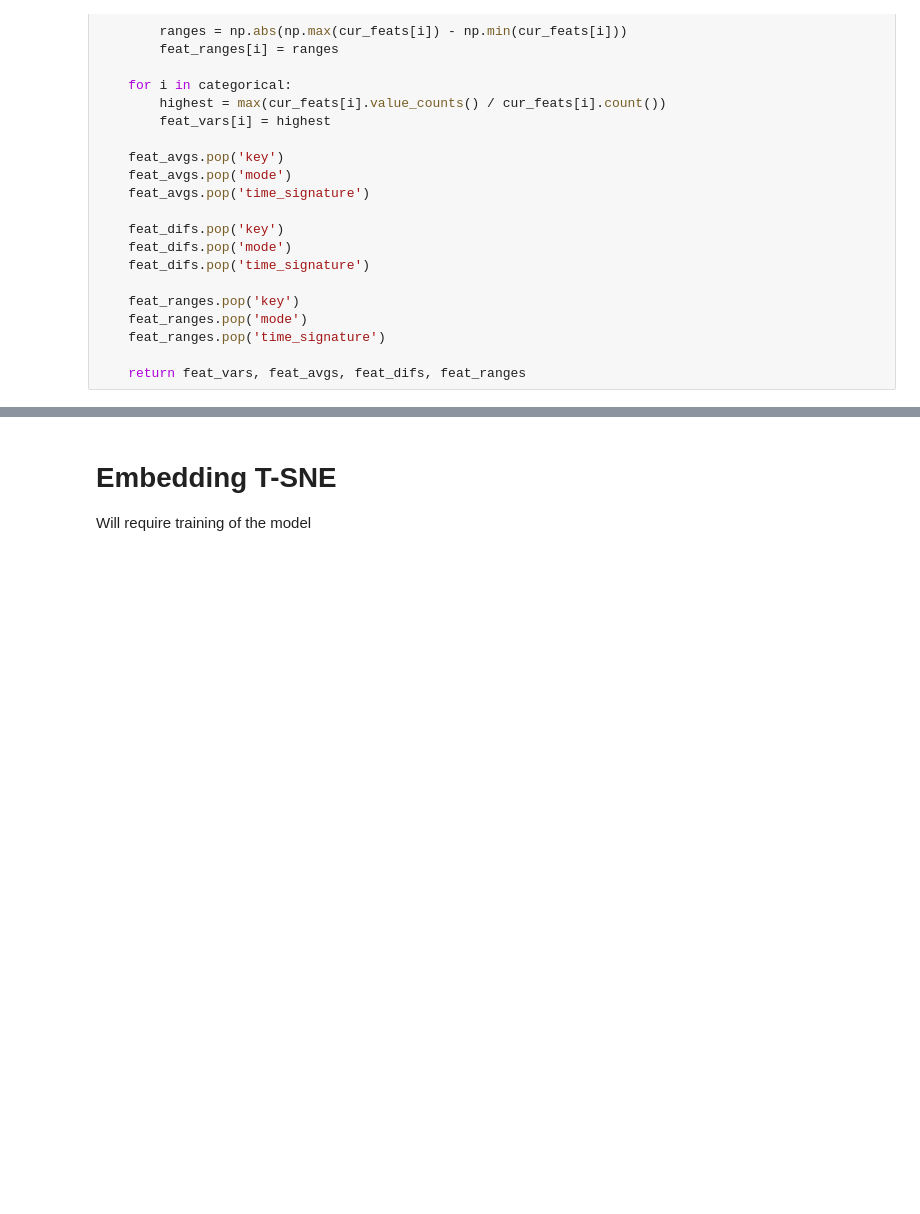
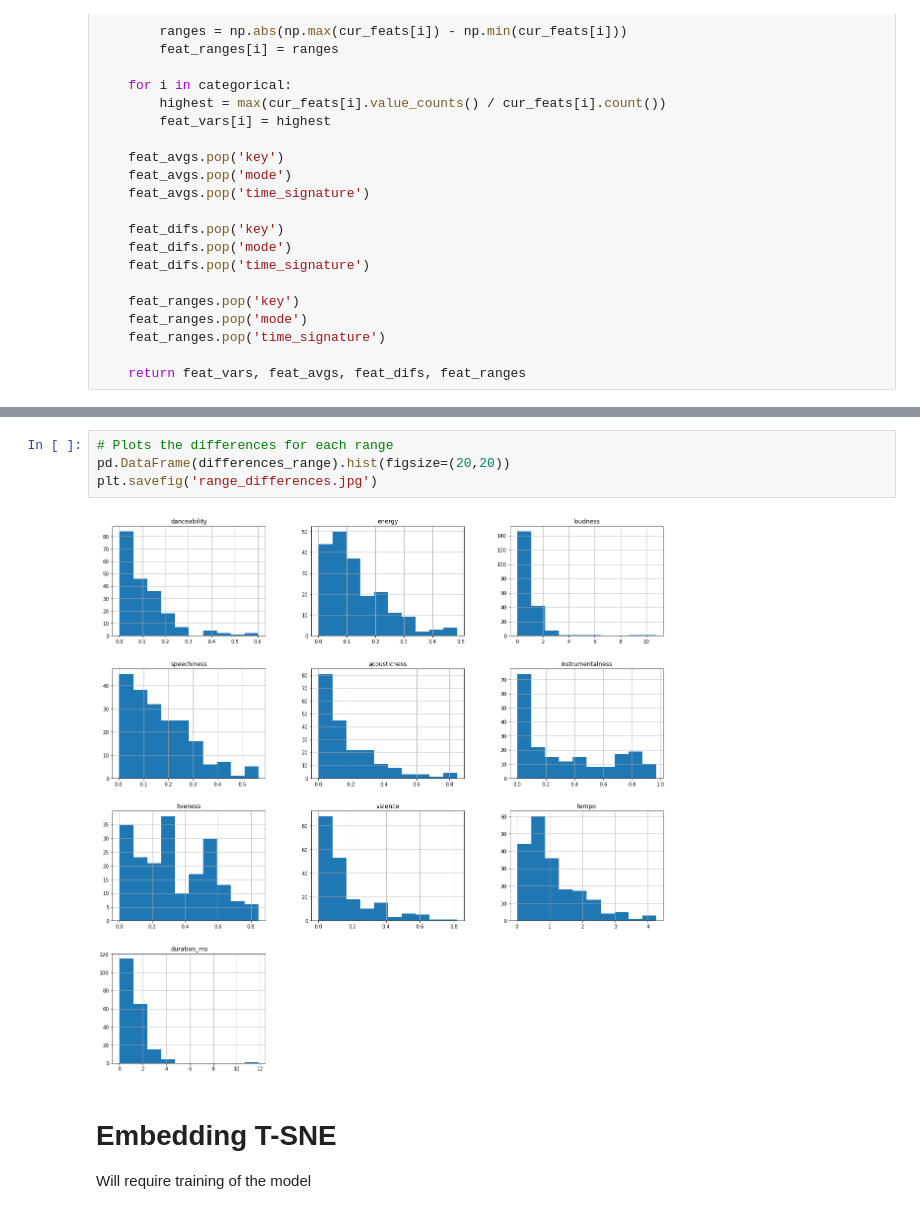
Before and after one commit to shonepatil/GNN-Spotify-Recommender-Project, a Jupyter notebook: src/analysis/recommender_analysis.ipynb, the cells around one changed output, grey strips where cells are left out. Drawn from its saved outputs; the diff is of its cells as text; blank space fills up the shorter version.

```diff
--- a/src/analysis/recommender_analysis.ipynb
+++ b/src/analysis/recommender_analysis.ipynb
@@ -185,3 +227,9 @@ plt.savefig('var_differences.jpg')
+# %%
+# Plots the differences for each range
+pd.DataFrame(differences_range).hist(figsize=(20,20))
+plt.savefig('range_differences.jpg')
+# %% [output]
+[figure, added]
 # %% [markdown]
 # Embedding T-SNE
 Will require training of the model
```
Also changed, not shown: parts of 15 cells of this notebook, 9 other files.
